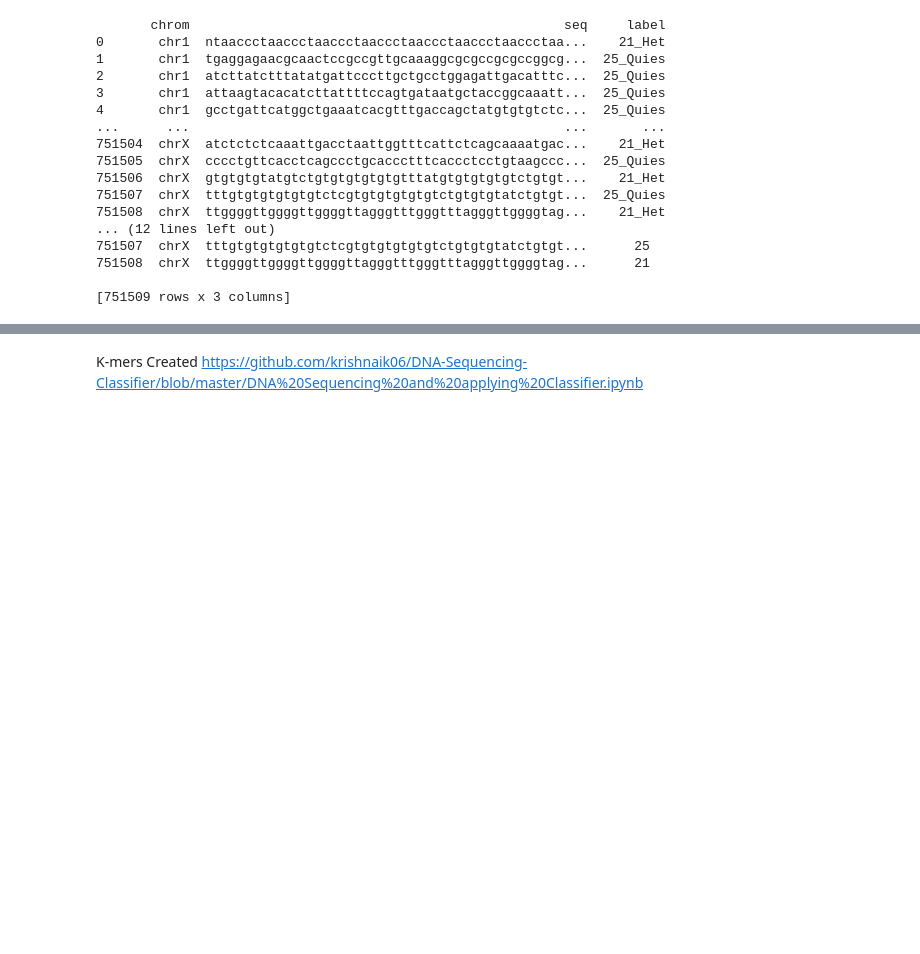
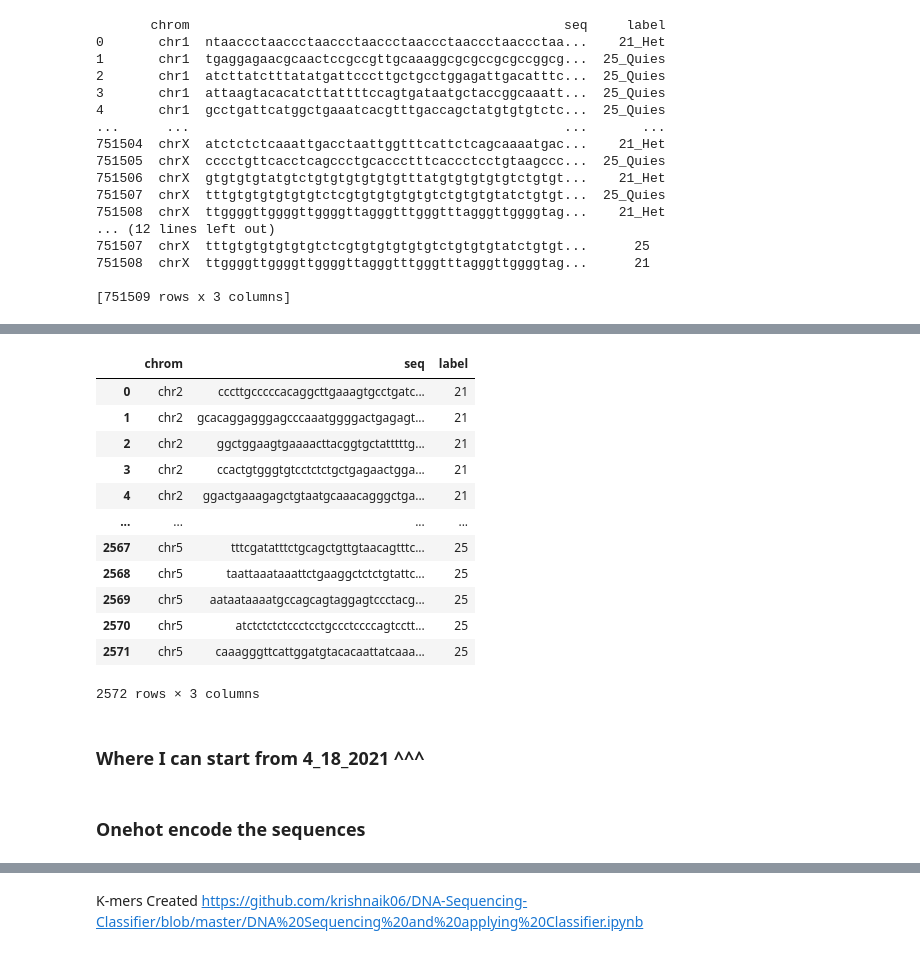
Before and after one commit to kstoy3/SURF-2020-Weiss-Lab, a Jupyter notebook: 2021/Preparing Data Set.ipynb, the cells around one changed output, grey strips where cells are left out. Cells and saved outputs as stored; diff of their text form; code cells hidden in the pictures; blank space fills up the shorter version.

```diff
--- a/2021/Preparing Data Set.ipynb
+++ b/2021/Preparing Data Set.ipynb
@@ -226,0 +403,2 @@ df
+# %%
+df_0 = split_seq_df(df_0, 200)
@@ -226,0 +421,17 @@ df
+# %%
+df_0 = df_0.head(2572)
+df_0
+# %% [output]
+|  | chrom | seq | label |
+| 0 | chr2 | cccttgcccccacaggcttgaaagtgcctgatc... | 21 |
+| 1 | chr2 | gcacaggagggagcccaaatggggactgagagt... | 21 |
+| 2 | chr2 | ggctggaagtgaaaacttacggtgctatttttg... | 21 |
+| 3 | chr2 | ccactgtgggtgtcctctctgctgagaactgga... | 21 |
+| 4 | chr2 | ggactgaaagagctgtaatgcaaacagggctga... | 21 |
+| ... | ... | ... | ... |
+| 2567 | chr5 | tttcgatatttctgcagctgttgtaacagtttc... | 25 |
+| 2568 | chr5 | taattaaataaattctgaaggctctctgtattc... | 25 |
+| 2569 | chr5 | aataataaaatgccagcagtaggagtccctacg... | 25 |
+| 2570 | chr5 | atctctctctccctcctgccctccccagtcctt... | 25 |
+| 2571 | chr5 | caaagggttcattggatgtacacaattatcaaa... | 25 |
+2572 rows × 3 columns
@@ -226,0 +446,4 @@ df
+# %% [markdown]
+### Where I can start from 4_18_2021 ^^^
+# %% [markdown]
+### Onehot encode the sequences
```
Also changed, not shown: parts of 70 cells of this notebook, 3 other files.
